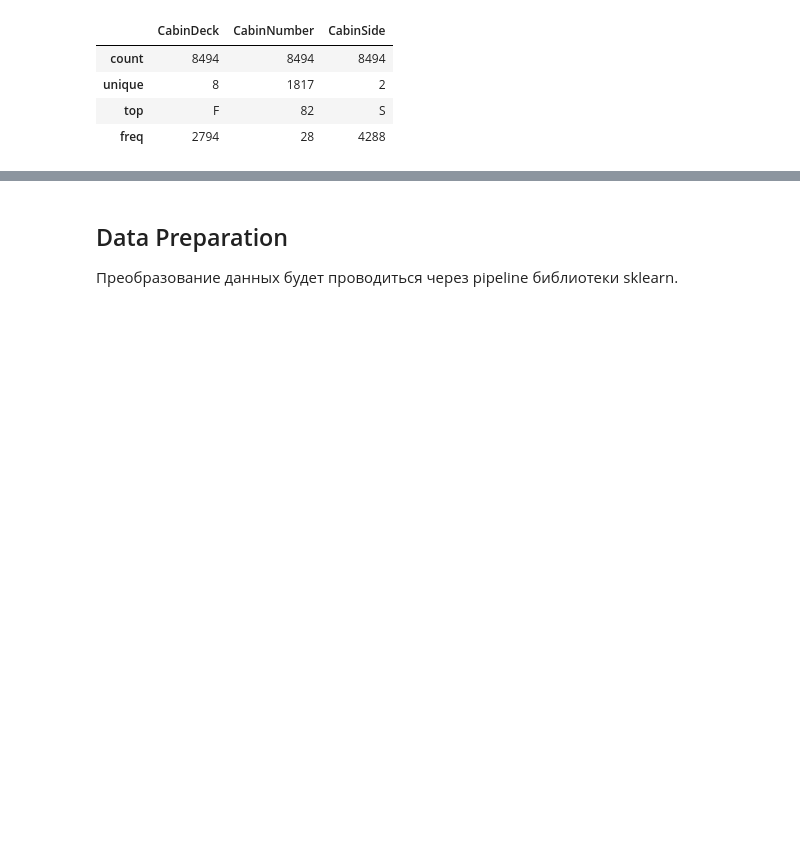
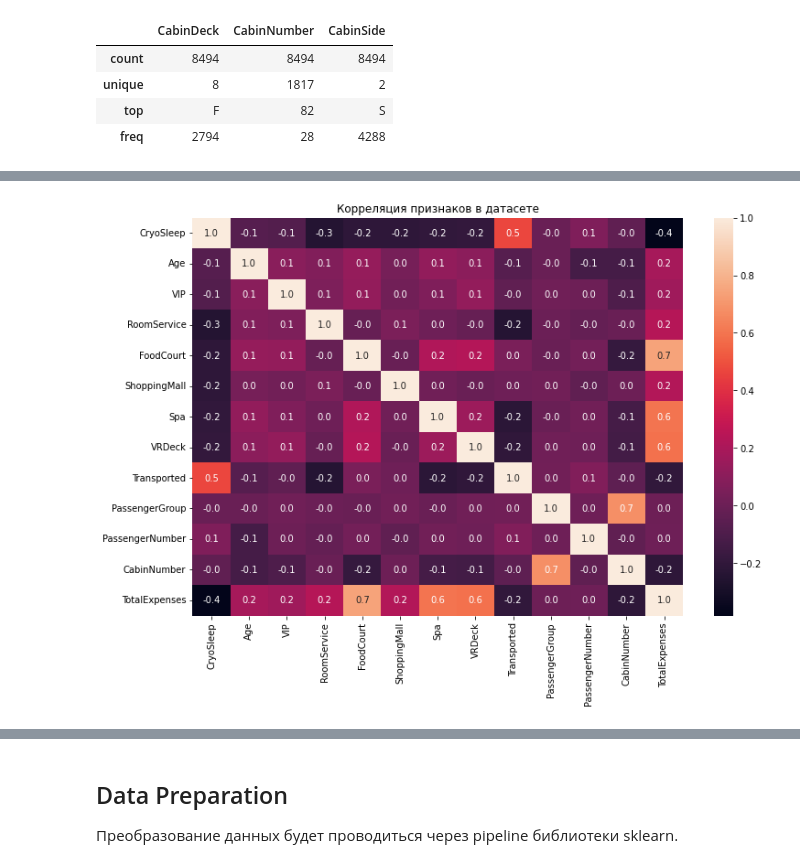
Before and after one commit to kolkingen/spaceship-titanic, a Jupyter notebook: main.ipynb, the cells around one changed output, grey strips where cells are left out. Cells and saved outputs as stored; diff of their text form; code cells hidden in the pictures; blank space fills up the shorter version.

Commit message:
first results

```diff
--- a/main.ipynb
+++ b/main.ipynb
@@ -130,14 +170,8 @@ df.describe(include=['object', 'bool'])
 # %%
-# посмотрим, стоит ли как-то использовать имена
+data['FirstName'] = data['Name'].apply(lambda x: None if pd.isna(x) else x.split()[0])
+data['LastName'] = data['Name'].apply(lambda x: None if pd.isna(x) else x.split()[1])
 
-df['FirstName'] = df['Name'].apply(lambda x: None if pd.isna(x) else x.split()[0])
-df['LastName'] = df['Name'].apply(lambda x: None if pd.isna(x) else x.split()[1])
-
-df[['FirstName', 'LastName']].describe()
-
-# уникальных значений имен и фамилий слишком много
-# и маловероятно, что они будут полезны,
-# так что обойдёмся без них
+data[['FirstName', 'LastName']].describe()
 # %% [output]
 |  | FirstName | LastName |
 | count | 8493 | 8493 |
@@ -184,0 +241,10 @@ corr
+# %%
+for column in data.drop(columns=['PassengerId']).columns:
+    data[column] = data[column].astype(float, errors='ignore')
+
+plt.figure(figsize=(12, 8))
+plt.title('Корреляция признаков в датасете')
+sns.heatmap(data.corr(), annot=True, fmt='0.1f')
+plt.show()
+# %% [output]
+[figure, added]
```
Also changed, not shown: parts of 63 cells of this notebook, 1 other file.
